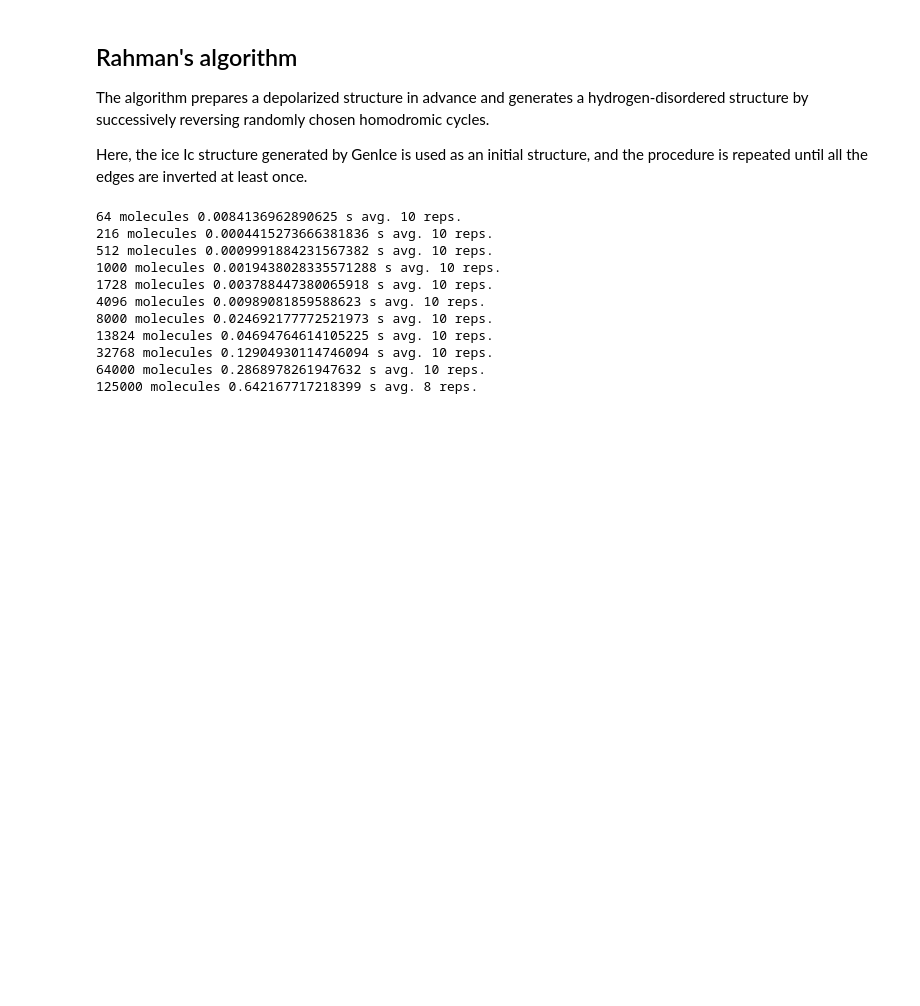
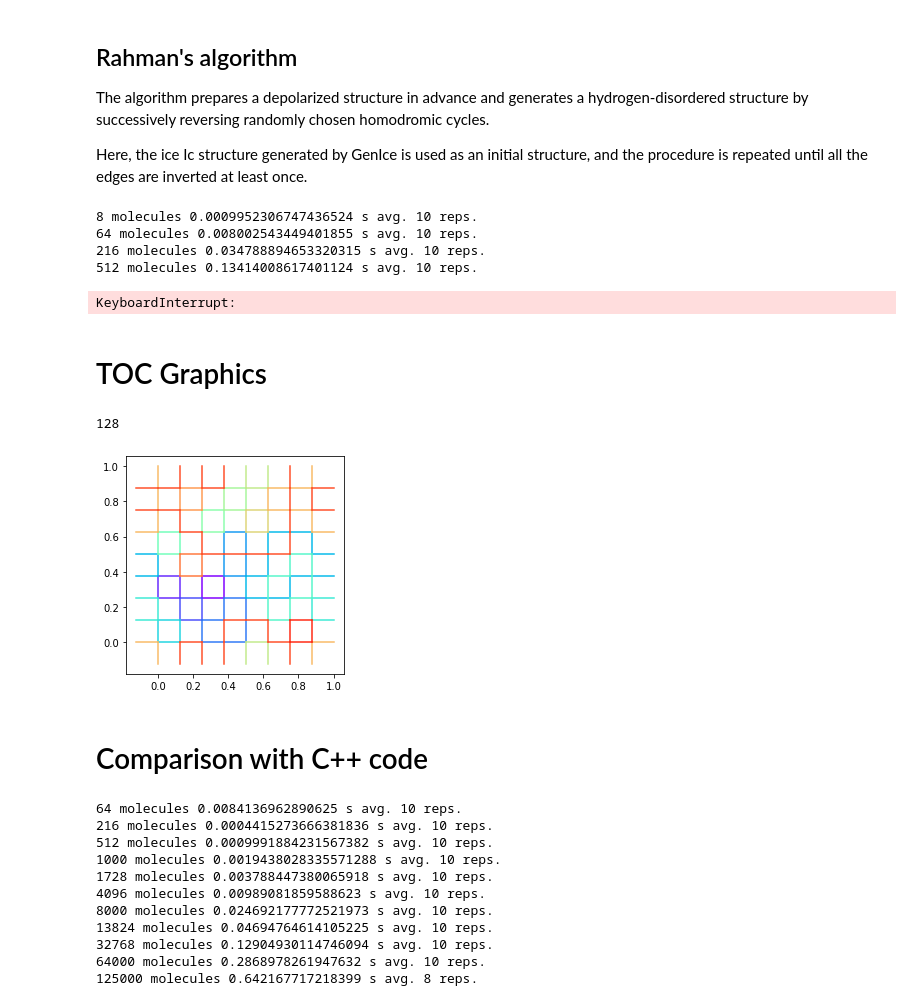
Before and after one commit to vitroid/TileCycles, a Jupyter notebook: TileCycles.ipynb, the cells around one changed output. Cells and saved outputs as stored; diff of their text form; code cells hidden in the pictures; blank space fills up the shorter version.

```diff
--- a/TileCycles.ipynb
+++ b/TileCycles.ipynb
@@ -191,28 +110,0 @@ def tileByCycles(g):
-# %%
-lattice = Lattice("1c")
-formatter = Format("raw", stage=(2,))  # generates an undirected graph
-
-gen = []
-for NN in range(4, 100):
-    N = int(2**(NN/3))
-    raw = GenIce(lattice, rep=[N, N, N]).generate_ice(formatter)
-    g0 = raw['graph']
-    Nnode = g0.number_of_nodes()
-
-    delta = 0.0
-    Nrep = 0
-    while delta < maxAccum and Nrep < maxRepeat:
-        g = nx.Graph(g0)
-
-        now = time.time()
-        dd = nx.DiGraph()
-        for cycle in tileByCycles(g):
-            nx.add_cycle(dd, cycle)
-        delta += time.time() - now
-        Nrep += 1
-    delta /= Nrep
-    gen.append([Nnode, delta, Nrep])
-    print(f"{Nnode} molecules {delta} s avg. {Nrep} reps.")
-    test_icerule(dd, Nnode)
-    if Nnode >= maxNode:
-        break
@@ -266,8 +121,10 @@ def invertCycle(d, cycle, g):
 # %%
+import tilecycles.Rahman as Rahman
+
 lattice = Lattice("1c")
 formatter = Format("raw", stage=(3,))  # We need the directed graph of ice!
 
-rahman = []
+time_rahman_icerule = []
 for N in range(1, 20):
     raw = GenIce(lattice, rep=[N, N, N]).generate_ice(formatter)
     d = nx.DiGraph(raw['digraph'].edges())
@@ -281,13 +138,19 @@ for N in range(1, 20):
 
         now = time.time()
         while g.number_of_edges() > 0:
-            cycle = six(d, d.number_of_nodes())
-            invertCycle(d, cycle, g)
+            cycle = Rahman.six(d, d.number_of_nodes())
+            Rahman.invertCycle(d, cycle, g)
         delta += time.time() - now
         Nrep += 1
     delta /= Nrep
-    rahman.append([Nnode, delta, Nrep])
+    time_rahman_icerule.append([Nnode, delta, Nrep])
     print(f"{Nnode} molecules {delta} s avg. {Nrep} reps.")
     test_icerule(d, Nnode)
     if delta > maxProc:
         break
+# %% [output]
+8 molecules 0.0009952306747436524 s avg. 10 reps.
+64 molecules 0.008002543449401855 s avg. 10 reps.
+216 molecules 0.034788894653320315 s avg. 10 reps.
+512 molecules 0.13414008617401124 s avg. 10 reps.
+KeyboardInterrupt:
@@ -331,8 +157,10 @@ fig1.savefig("benchmark-loglog.pdf")
+# %% [markdown]
+# TOC Graphics
 # %%
 # for TOC graphics
 
 from matplotlib import pyplot as plt
-
+import tilecycles as tc
 
 # make a 2D 6x6 ice.
 def draw_cycle(cycle, pos, N, col):
@@ -354,35 +182,40 @@ def draw_cycle(cycle, pos, N, col):
 
 N = 8
 X = np.arange(N)
 Y = np.arange(N)
 X, Y = np.meshgrid(X, Y)
 X = X.reshape(N * N)
 Y = Y.reshape(N * N)
 pos = np.vstack([X, Y]).T / N  # fractional coordinate
 g = nx.Graph()
 for a in range(N*N):
     for b in range(a):
         d = pos[a] - pos[b]
         d -= np.floor(d+0.5)
         if (d@d)*N*N < 1.1:
             g.add_edge(a, b)
 
 print(g.number_of_edges())
 
 
 fig1, ax = plt.subplots()
 
 cycles = []
 dd = nx.DiGraph()
-for cycle in tileByCycles(g):
+for cycle in tc.tileByCycles(g):
     cycles.append(cycle)
 
 for i, cycle in enumerate(cycles):
     draw_cycle(cycle, pos, N, i/len(cycles))
 
 ax.set_aspect('equal', adjustable='box')
 plt.show()
-fig1.savefig("map.pdf", bbox='tight')
+# fig1.savefig("map.pdf", bbox='tight')
+# %% [output]
+128
+[figure, added]
+# %% [markdown]
+# Comparison with C++ code
 # %%
 !pip install tilecycles
 # %%
```
Also changed, not shown: parts of 29 cells of this notebook, 9 other files.
